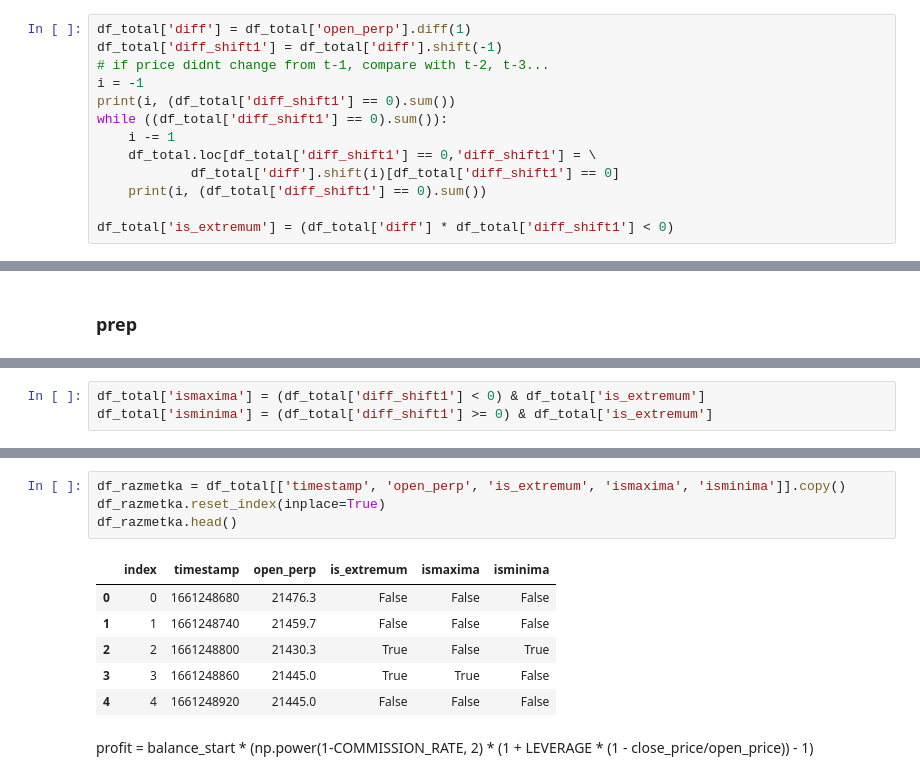
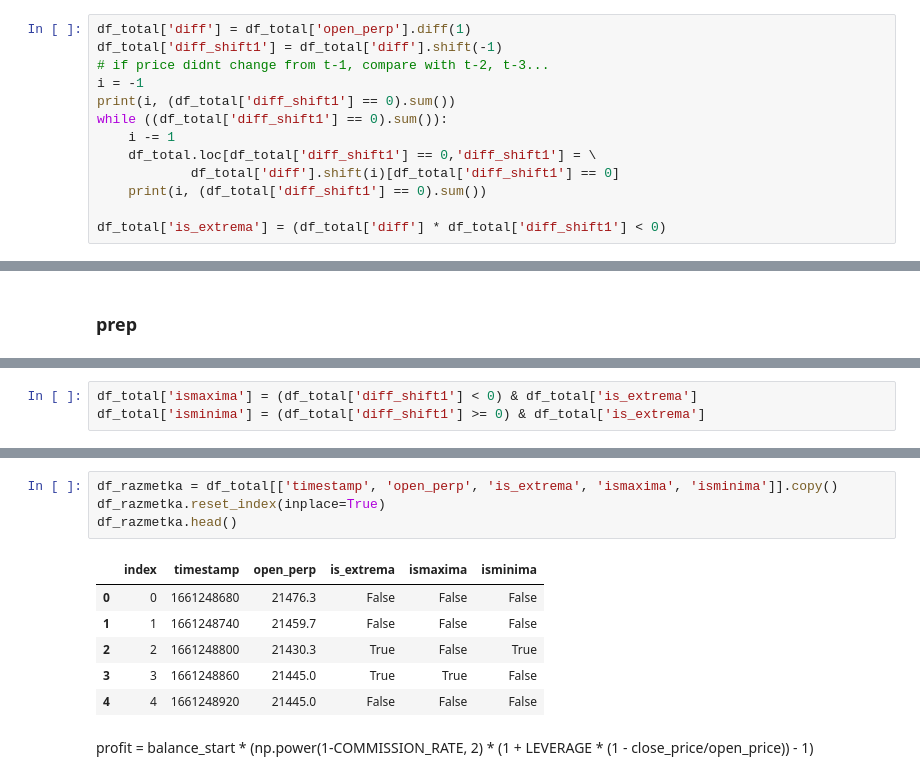
Before and after one commit to NikitaKrotenko/Diploma, a Jupyter notebook: razmetka - Copy.ipynb, the cells around one changed output, grey strips where cells are left out. Saved outputs shown, nothing was run; the diff lists cells and outputs as text.

```diff
--- a/razmetka - Copy.ipynb
+++ b/razmetka - Copy.ipynb
@@ -226,7 +228,7 @@ while ((df_total['diff_shift1'] == 0).sum()):
             df_total['diff'].shift(i)[df_total['diff_shift1'] == 0]
     print(i, (df_total['diff_shift1'] == 0).sum())
 
-df_total['is_extremum'] = (df_total['diff'] * df_total['diff_shift1'] < 0)
+df_total['is_extrema'] = (df_total['diff'] * df_total['diff_shift1'] < 0)
 # %% [output]
 -1 8770
 -2 1268
@@ -253,6 +255,6 @@ def plot_selected_extremums(df, column, window=200, color='red', figsize = (20,6
     plt.show()
     plt.close()
 # %%
-df_total['ismaxima'] = (df_total['diff_shift1'] < 0) & df_total['is_extremum']
-df_total['isminima'] = (df_total['diff_shift1'] >= 0) & df_total['is_extremum']
+df_total['ismaxima'] = (df_total['diff_shift1'] < 0) & df_total['is_extrema']
+df_total['isminima'] = (df_total['diff_shift1'] >= 0) & df_total['is_extrema']
 # %%
@@ -260,11 +262,11 @@ plot_selected_extremums(df_total, 'ismaxima', 100)
 # %% [output]
 [figure]
 # %%
-df_razmetka = df_total[['timestamp', 'open_perp', 'is_extremum', 'ismaxima', 'isminima']].copy()
+df_razmetka = df_total[['timestamp', 'open_perp', 'is_extrema', 'ismaxima', 'isminima']].copy()
 df_razmetka.reset_index(inplace=True)
 df_razmetka.head()
 # %% [output]
-|  | index | timestamp | open_perp | is_extremum | ismaxima | isminima |
+|  | index | timestamp | open_perp | is_extrema | ismaxima | isminima |
 | 0 | 0 | 1661248680 | 21476.3 | False | False | False |
 | 1 | 1 | 1661248740 | 21459.7 | False | False | False |
 | 2 | 2 | 1661248800 | 21430.3 | True | False | True |
```
Also changed, not shown: parts of 47 cells of this notebook.
